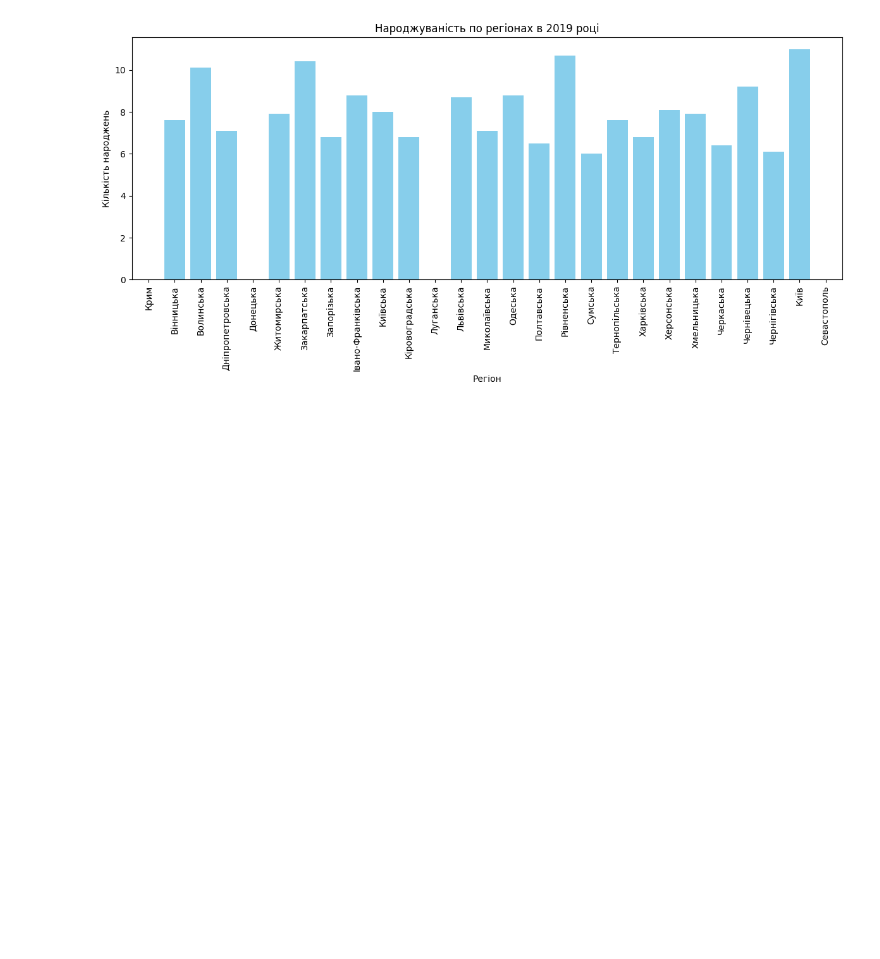
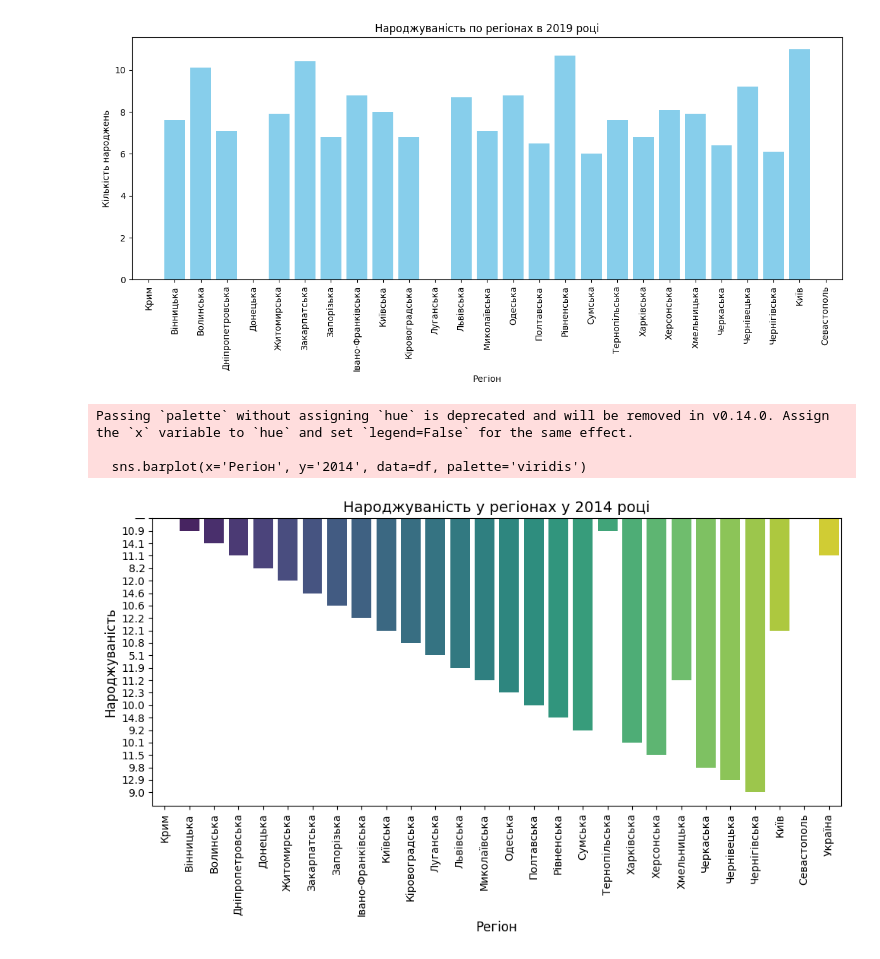
Before and after one commit to Chonna86/Data-Sciens, a Jupyter notebook: HomeWork_2/Hw2.1.ipynb, the cells around one changed output. Cells and saved outputs as stored; diff of their text form; code cells hidden in the pictures; blank space fills up the shorter version.

```diff
--- a/HomeWork_2/Hw2.1.ipynb
+++ b/HomeWork_2/Hw2.1.ipynb
@@ -156,3 +174,26 @@ plt.tight_layout()
 plt.show()
 # %% [output]
 [figure]
+# %%
+import pandas as pd
+import seaborn as sns
+import matplotlib.pyplot as plt
+
+
+source = 'https://uk.wikipedia.org/wiki/%D0%9D%D0%B0%D1%81%D0%B5%D0%BB%D0%B5%D0%BD%D0%BD%D1%8F_%D0%A3%D0%BA%D1%80%D0%B0%D1%97%D0%BD%D0%B8#%D0%9D%D0%B0%D1%80%D0%BE%D0%B4%D0%B6%D1%83%D0%B2%D0%B0%D0%BD%D1%96%D1%81%D1%82%D1%8C'
+df = pd.read_html(source, match='Коефіцієнт народжуваності в регіонах України', thousands=".", decimal=",")[0]
+
+# Побудова графіку за допомогою seaborn
+plt.figure(figsize=(10, 6))
+sns.barplot(x='Регіон', y='2014', data=df, palette='viridis')
+plt.title('Народжуваність у регіонах у 2014 році', fontsize=14)
+plt.xlabel('Регіон', fontsize=12)
+plt.ylabel('Народжуваність', fontsize=12)
+plt.xticks(rotation=90)  # Повернути підписи на вісі X на 90 градусів для зручності
+plt.tight_layout()  # Для покращення вигляду графіку
+plt.show()
+# %% [output]
+Passing `palette` without assigning `hue` is deprecated and will be removed in v0.14.0. Assign the `x` variable to `hue` and set `legend=False` for the same effect.
+
+  sns.barplot(x='Регіон', y='2014', data=df, palette='viridis')
+[figure, added]
```
Also changed, not shown: parts of 2 cells of this notebook, 3 other files.
